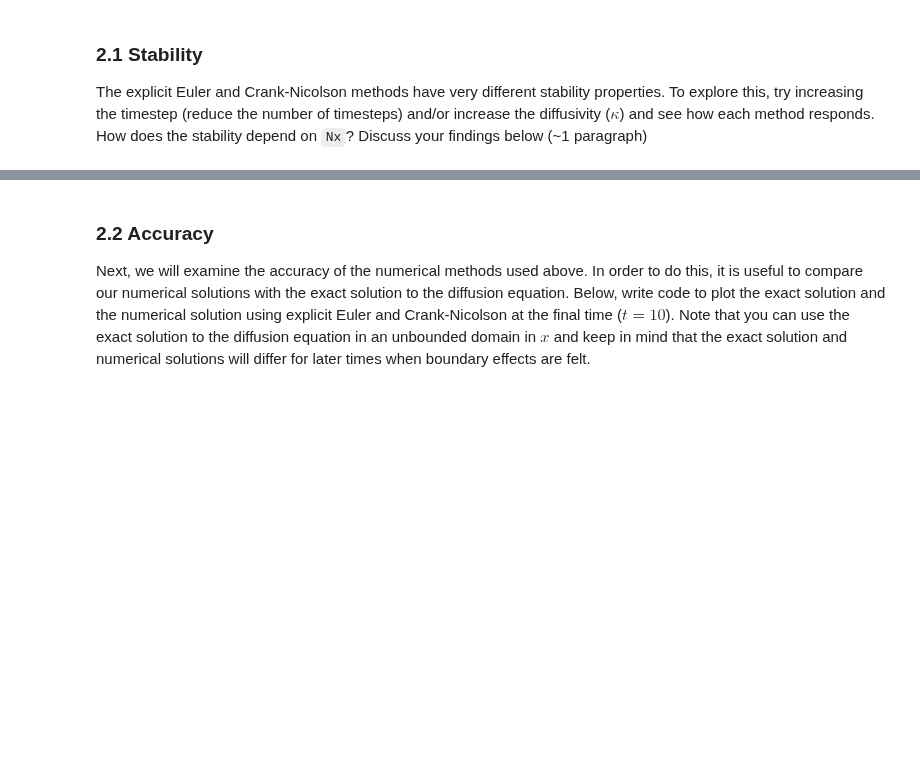
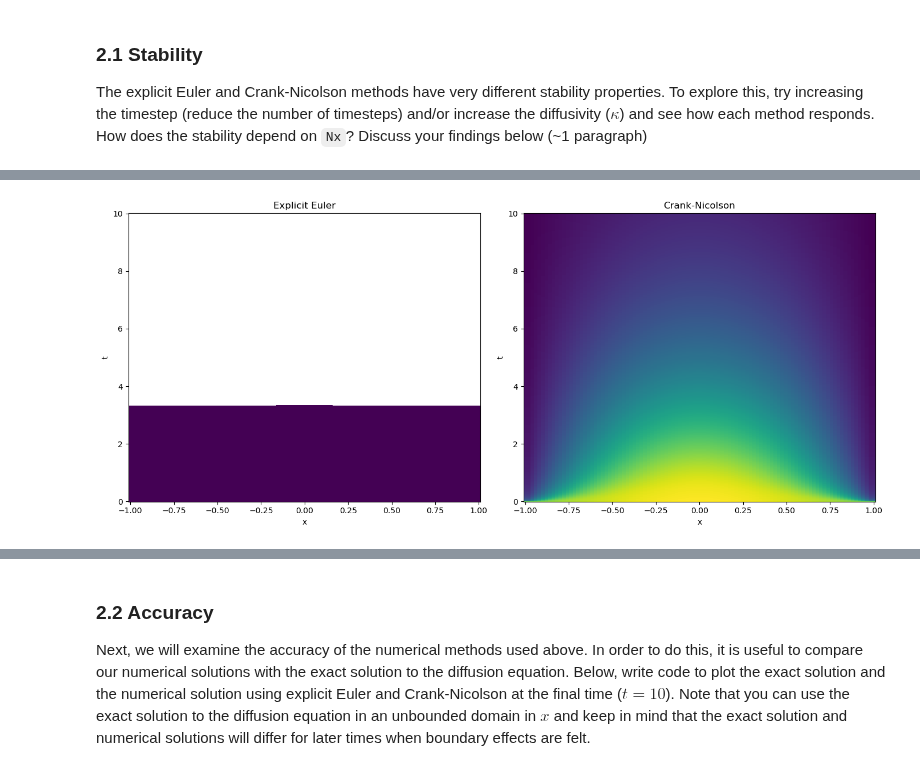
Before and after one commit to geogdzh/QCES_numerics, a Jupyter notebook: Project1_numerical_methods.ipynb, the cells around one changed output, grey strips where cells are left out. Saved outputs shown, nothing was run; the diff lists cells and outputs as text; code cells hidden in the pictures; blank space fills up the shorter version.

```diff
--- a/Project1_numerical_methods.ipynb
+++ b/Project1_numerical_methods.ipynb
@@ -71,7 +72,7 @@ def EE(x, t, kappa):
 # %% [markdown]
 Similarly, the function below timesteps the diffusion equation with the Crank-Nicolson method
 # %%
-def CN(x, t, kappa):
+def CN(x, t, kappa, print_time=True):
 # This function timesteps the diffusion equation with homogeneous Neumann boundary conditions
 # using the explicit Euler and second order finite difference methods
     start_time = time.time()  # Start a timer
@@ -104,7 +105,8 @@ def CN(x, t, kappa):
 
     end_time = time.time()  # Print the elapsed time
 
-    print(f"Crank-Nicolson method took {end_time - start_time:.2f} seconds")
+    if print_time:
+        print(f"Crank-Nicolson method took {end_time - start_time:.2f} seconds")
 
     return c
 # %% [markdown]
@@ -175,0 +181,20 @@ INSERT COMMENTS HERE
+# %%
+# Defining parameters
+kappa = 0.001 # diffusivity
+
+# Timestepping parameters
+t_start = 0  # start time (note that this is not the same time used to evaluate the exact solution to set the ICs)
+t_end = 10  # end time
+Nt = 1000  # number of timesteps
+
+# Size of the physical domain
+x_start = -1
+x_end = 1
+Nx = 100
+
+t = np.linspace(t_start, t_end, Nt)  # Create a vector of times
+x = np.linspace(x_start, x_end, Nx)  # Create a vector for x
+
+# Run the simulations
+c_EE = EE(x, t, kappa) # explicit Euler
+c_CN = CN(x, t, kappa) # Crank-Nicolson
@@ -175,0 +204,20 @@ INSERT COMMENTS HERE
+# %%
+# Plot the results
+plt.figure(figsize=(14, 6))
+
+plt.subplot(1, 2, 1)
+plt.pcolormesh(x, t, c_EE.T, shading='auto')
+plt.xlabel('x')
+plt.ylabel('t')
+plt.title('Explicit Euler')
+
+plt.subplot(1, 2, 2)
+plt.pcolormesh(x, t, c_CN.T, shading='auto')
+plt.xlabel('x')
+plt.ylabel('t')
+plt.title('Crank-Nicolson')
+
+plt.tight_layout()
+plt.show()
+# %% [output]
+[figure, added]
```
Also changed, not shown: parts of 20 cells of this notebook, 1 other file.
